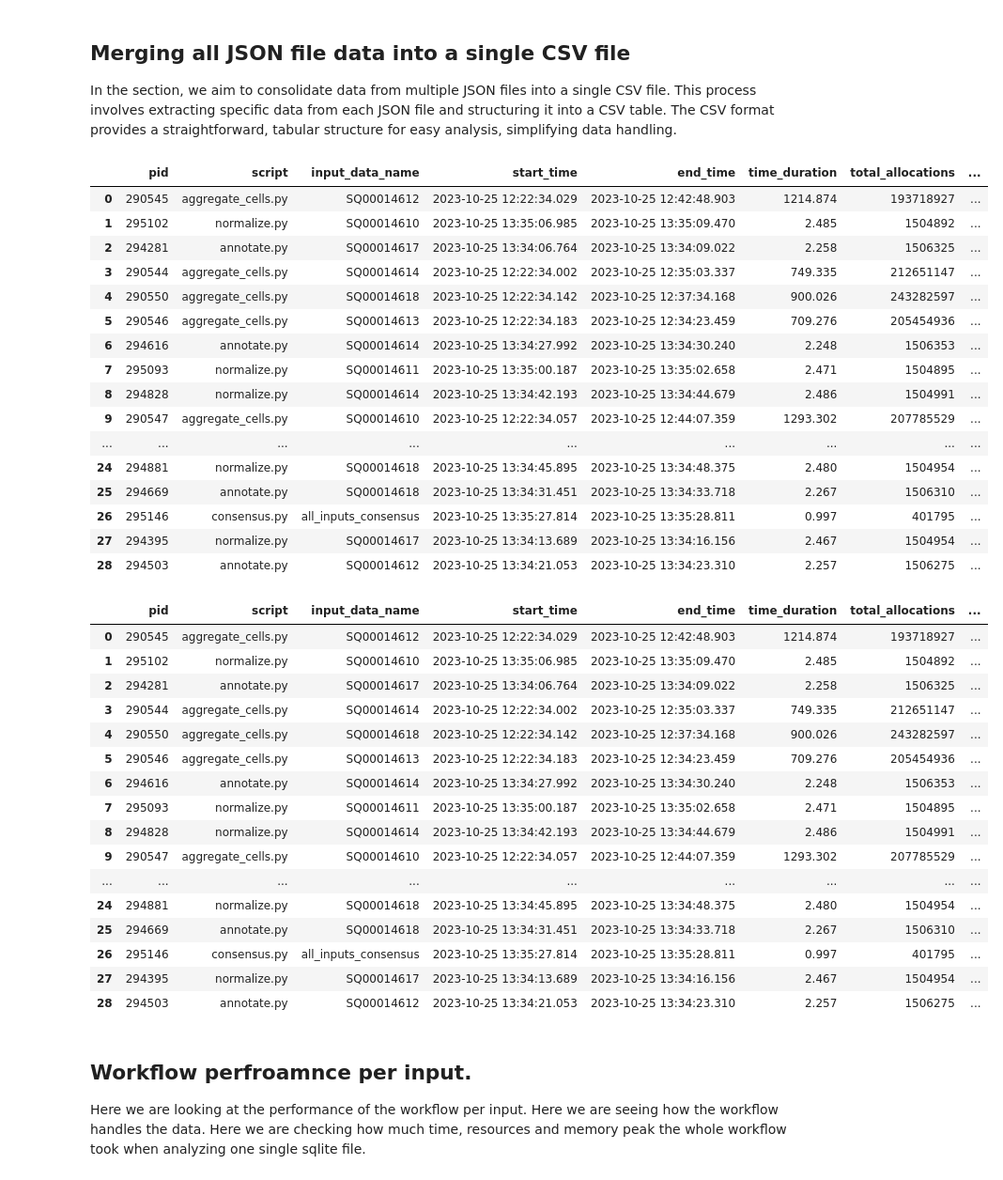
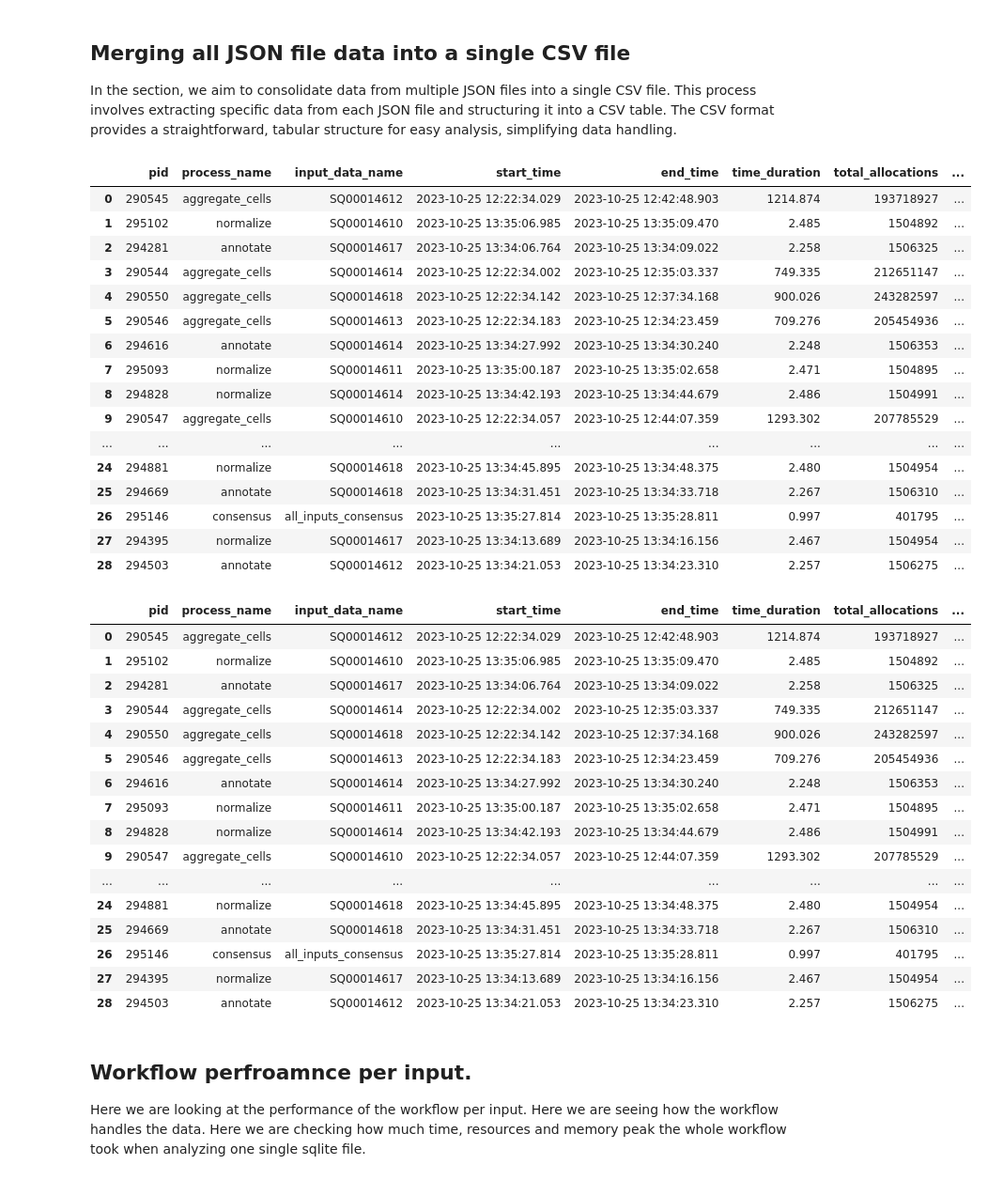
Before and after one commit to WayScience/CytoSnake-Benchmarks, a Jupyter notebook: all-benchmarks/cell-health_cp-features_benchmarks/cell-health_cp-process.ipynb, the cells around one changed output. Shown: that part at 94% size. Cells and saved outputs as stored; diff of their text form; code cells hidden in the pictures.

Commit message:
added new images and updated column names

```diff
--- a/all-benchmarks/cell-health_cp-features_benchmarks/cell-health_cp-process.ipynb
+++ b/all-benchmarks/cell-health_cp-features_benchmarks/cell-health_cp-process.ipynb
@@ -116,52 +116,52 @@ for json_file in get_benchmark_files(BENCHMARK_DIR_PATH, ext="json"):
         name = "all_inputs"
     elif len(json_file_name) >= 3:
         # get the input file name from {inputname}_{script_name}_benchmark.json
         name = json_file.name.rsplit("_", 2)[0]
 
     # extract required data
     meta_data = memray_data["metadata"]
-    script_name = pathlib.Path(meta_data["command_line"]).name.split(".", 1)[1]
+    script_name = pathlib.Path(meta_data["command_line"]).name.split(".")[1]
     selected_data = {
         "pid": meta_data["pid"],
-        "script": script_name,
+        "process_name": script_name,
         "input_data_name": f"{name}_{script_name.split('.')[0]}"
         if name == "all_inputs"
         else name,
         "start_time": datetime.strptime(meta_data["start_time"], tformat),
         "end_time": datetime.strptime(meta_data["end_time"], tformat),
         "time_duration": (
             datetime.strptime(meta_data["end_time"], tformat)
             - datetime.strptime(meta_data["start_time"], tformat)
         ).total_seconds(),
         "total_allocations": int(meta_data["total_allocations"]),
         "peak_memory": int(meta_data["peak_memory"]) / 1024**2,
     }
 
     # append to list
     raw_benchmark_data.append(selected_data)
 
 # create dataframe
 benchmark_df = pd.DataFrame(raw_benchmark_data)
 benchmark_df.to_csv("complete_benchmark.csv", index=False)
 benchmark_df
 # %% [output]
-|  | pid | script | input_data_name | start_time | end_time | time_duration | total_allocations | ... |
-| 0 | 290545 | aggregate_cells.py | SQ00014612 | 2023-10-25 12:22:34.029 | 2023-10-25 12:42:48.903 | 1214.874 | 193718927 | ... |
-| 1 | 295102 | normalize.py | SQ00014610 | 2023-10-25 13:35:06.985 | 2023-10-25 13:35:09.470 | 2.485 | 1504892 | ... |
-| 2 | 294281 | annotate.py | SQ00014617 | 2023-10-25 13:34:06.764 | 2023-10-25 13:34:09.022 | 2.258 | 1506325 | ... |
-| 3 | 290544 | aggregate_cells.py | SQ00014614 | 2023-10-25 12:22:34.002 | 2023-10-25 12:35:03.337 | 749.335 | 212651147 | ... |
-| 4 | 290550 | aggregate_cells.py | SQ00014618 | 2023-10-25 12:22:34.142 | 2023-10-25 12:37:34.168 | 900.026 | 243282597 | ... |
-| 5 | 290546 | aggregate_cells.py | SQ00014613 | 2023-10-25 12:22:34.183 | 2023-10-25 12:34:23.459 | 709.276 | 205454936 | ... |
-| 6 | 294616 | annotate.py | SQ00014614 | 2023-10-25 13:34:27.992 | 2023-10-25 13:34:30.240 | 2.248 | 1506353 | ... |
-| 7 | 295093 | normalize.py | SQ00014611 | 2023-10-25 13:35:00.187 | 2023-10-25 13:35:02.658 | 2.471 | 1504895 | ... |
-| 8 | 294828 | normalize.py | SQ00014614 | 2023-10-25 13:34:42.193 | 2023-10-25 13:34:44.679 | 2.486 | 1504991 | ... |
-| 9 | 290547 | aggregate_cells.py | SQ00014610 | 2023-10-25 12:22:34.057 | 2023-10-25 12:44:07.359 | 1293.302 | 207785529 | ... |
+|  | pid | process_name | input_data_name | start_time | end_time | time_duration | total_allocations | ... |
+| 0 | 290545 | aggregate_cells | SQ00014612 | 2023-10-25 12:22:34.029 | 2023-10-25 12:42:48.903 | 1214.874 | 193718927 | ... |
+| 1 | 295102 | normalize | SQ00014610 | 2023-10-25 13:35:06.985 | 2023-10-25 13:35:09.470 | 2.485 | 1504892 | ... |
+| 2 | 294281 | annotate | SQ00014617 | 2023-10-25 13:34:06.764 | 2023-10-25 13:34:09.022 | 2.258 | 1506325 | ... |
+| 3 | 290544 | aggregate_cells | SQ00014614 | 2023-10-25 12:22:34.002 | 2023-10-25 12:35:03.337 | 749.335 | 212651147 | ... |
+| 4 | 290550 | aggregate_cells | SQ00014618 | 2023-10-25 12:22:34.142 | 2023-10-25 12:37:34.168 | 900.026 | 243282597 | ... |
+| 5 | 290546 | aggregate_cells | SQ00014613 | 2023-10-25 12:22:34.183 | 2023-10-25 12:34:23.459 | 709.276 | 205454936 | ... |
+| 6 | 294616 | annotate | SQ00014614 | 2023-10-25 13:34:27.992 | 2023-10-25 13:34:30.240 | 2.248 | 1506353 | ... |
+| 7 | 295093 | normalize | SQ00014611 | 2023-10-25 13:35:00.187 | 2023-10-25 13:35:02.658 | 2.471 | 1504895 | ... |
+| 8 | 294828 | normalize | SQ00014614 | 2023-10-25 13:34:42.193 | 2023-10-25 13:34:44.679 | 2.486 | 1504991 | ... |
+| 9 | 290547 | aggregate_cells | SQ00014610 | 2023-10-25 12:22:34.057 | 2023-10-25 12:44:07.359 | 1293.302 | 207785529 | ... |
 | ... | ... | ... | ... | ... | ... | ... | ... | ... |
-| 24 | 294881 | normalize.py | SQ00014618 | 2023-10-25 13:34:45.895 | 2023-10-25 13:34:48.375 | 2.480 | 1504954 | ... |
-| 25 | 294669 | annotate.py | SQ00014618 | 2023-10-25 13:34:31.451 | 2023-10-25 13:34:33.718 | 2.267 | 1506310 | ... |
-| 26 | 295146 | consensus.py | all_inputs_consensus | 2023-10-25 13:35:27.814 | 2023-10-25 13:35:28.811 | 0.997 | 401795 | ... |
-| 27 | 294395 | normalize.py | SQ00014617 | 2023-10-25 13:34:13.689 | 2023-10-25 13:34:16.156 | 2.467 | 1504954 | ... |
-| 28 | 294503 | annotate.py | SQ00014612 | 2023-10-25 13:34:21.053 | 2023-10-25 13:34:23.310 | 2.257 | 1506275 | ... |
+| 24 | 294881 | normalize | SQ00014618 | 2023-10-25 13:34:45.895 | 2023-10-25 13:34:48.375 | 2.480 | 1504954 | ... |
+| 25 | 294669 | annotate | SQ00014618 | 2023-10-25 13:34:31.451 | 2023-10-25 13:34:33.718 | 2.267 | 1506310 | ... |
+| 26 | 295146 | consensus | all_inputs_consensus | 2023-10-25 13:35:27.814 | 2023-10-25 13:35:28.811 | 0.997 | 401795 | ... |
+| 27 | 294395 | normalize | SQ00014617 | 2023-10-25 13:34:13.689 | 2023-10-25 13:34:16.156 | 2.467 | 1504954 | ... |
+| 28 | 294503 | annotate | SQ00014612 | 2023-10-25 13:34:21.053 | 2023-10-25 13:34:23.310 | 2.257 | 1506275 | ... |
 # %%
 # next step is to add file size data into the benchmark DF
 def get_file_size(fname: str, f_mapping: dict) -> float | None:
@@ -202,23 +202,23 @@ benchmark_df["file_size"] = benchmark_df["input_data_name"].apply(
 )
 benchmark_df
 # %% [output]
-|  | pid | script | input_data_name | start_time | end_time | time_duration | total_allocations | ... |
-| 0 | 290545 | aggregate_cells.py | SQ00014612 | 2023-10-25 12:22:34.029 | 2023-10-25 12:42:48.903 | 1214.874 | 193718927 | ... |
-| 1 | 295102 | normalize.py | SQ00014610 | 2023-10-25 13:35:06.985 | 2023-10-25 13:35:09.470 | 2.485 | 1504892 | ... |
-| 2 | 294281 | annotate.py | SQ00014617 | 2023-10-25 13:34:06.764 | 2023-10-25 13:34:09.022 | 2.258 | 1506325 | ... |
-| 3 | 290544 | aggregate_cells.py | SQ00014614 | 2023-10-25 12:22:34.002 | 2023-10-25 12:35:03.337 | 749.335 | 212651147 | ... |
-| 4 | 290550 | aggregate_cells.py | SQ00014618 | 2023-10-25 12:22:34.142 | 2023-10-25 12:37:34.168 | 900.026 | 243282597 | ... |
-| 5 | 290546 | aggregate_cells.py | SQ00014613 | 2023-10-25 12:22:34.183 | 2023-10-25 12:34:23.459 | 709.276 | 205454936 | ... |
-| 6 | 294616 | annotate.py | SQ00014614 | 2023-10-25 13:34:27.992 | 2023-10-25 13:34:30.240 | 2.248 | 1506353 | ... |
-| 7 | 295093 | normalize.py | SQ00014611 | 2023-10-25 13:35:00.187 | 2023-10-25 13:35:02.658 | 2.471 | 1504895 | ... |
-| 8 | 294828 | normalize.py | SQ00014614 | 2023-10-25 13:34:42.193 | 2023-10-25 13:34:44.679 | 2.486 | 1504991 | ... |
-| 9 | 290547 | aggregate_cells.py | SQ00014610 | 2023-10-25 12:22:34.057 | 2023-10-25 12:44:07.359 | 1293.302 | 207785529 | ... |
+|  | pid | process_name | input_data_name | start_time | end_time | time_duration | total_allocations | ... |
+| 0 | 290545 | aggregate_cells | SQ00014612 | 2023-10-25 12:22:34.029 | 2023-10-25 12:42:48.903 | 1214.874 | 193718927 | ... |
+| 1 | 295102 | normalize | SQ00014610 | 2023-10-25 13:35:06.985 | 2023-10-25 13:35:09.470 | 2.485 | 1504892 | ... |
+| 2 | 294281 | annotate | SQ00014617 | 2023-10-25 13:34:06.764 | 2023-10-25 13:34:09.022 | 2.258 | 1506325 | ... |
+| 3 | 290544 | aggregate_cells | SQ00014614 | 2023-10-25 12:22:34.002 | 2023-10-25 12:35:03.337 | 749.335 | 212651147 | ... |
+| 4 | 290550 | aggregate_cells | SQ00014618 | 2023-10-25 12:22:34.142 | 2023-10-25 12:37:34.168 | 900.026 | 243282597 | ... |
+| 5 | 290546 | aggregate_cells | SQ00014613 | 2023-10-25 12:22:34.183 | 2023-10-25 12:34:23.459 | 709.276 | 205454936 | ... |
+| 6 | 294616 | annotate | SQ00014614 | 2023-10-25 13:34:27.992 | 2023-10-25 13:34:30.240 | 2.248 | 1506353 | ... |
+| 7 | 295093 | normalize | SQ00014611 | 2023-10-25 13:35:00.187 | 2023-10-25 13:35:02.658 | 2.471 | 1504895 | ... |
+| 8 | 294828 | normalize | SQ00014614 | 2023-10-25 13:34:42.193 | 2023-10-25 13:34:44.679 | 2.486 | 1504991 | ... |
+| 9 | 290547 | aggregate_cells | SQ00014610 | 2023-10-25 12:22:34.057 | 2023-10-25 12:44:07.359 | 1293.302 | 207785529 | ... |
 | ... | ... | ... | ... | ... | ... | ... | ... | ... |
-| 24 | 294881 | normalize.py | SQ00014618 | 2023-10-25 13:34:45.895 | 2023-10-25 13:34:48.375 | 2.480 | 1504954 | ... |
-| 25 | 294669 | annotate.py | SQ00014618 | 2023-10-25 13:34:31.451 | 2023-10-25 13:34:33.718 | 2.267 | 1506310 | ... |
-| 26 | 295146 | consensus.py | all_inputs_consensus | 2023-10-25 13:35:27.814 | 2023-10-25 13:35:28.811 | 0.997 | 401795 | ... |
-| 27 | 294395 | normalize.py | SQ00014617 | 2023-10-25 13:34:13.689 | 2023-10-25 13:34:16.156 | 2.467 | 1504954 | ... |
-| 28 | 294503 | annotate.py | SQ00014612 | 2023-10-25 13:34:21.053 | 2023-10-25 13:34:23.310 | 2.257 | 1506275 | ... |
+| 24 | 294881 | normalize | SQ00014618 | 2023-10-25 13:34:45.895 | 2023-10-25 13:34:48.375 | 2.480 | 1504954 | ... |
+| 25 | 294669 | annotate | SQ00014618 | 2023-10-25 13:34:31.451 | 2023-10-25 13:34:33.718 | 2.267 | 1506310 | ... |
+| 26 | 295146 | consensus | all_inputs_consensus | 2023-10-25 13:35:27.814 | 2023-10-25 13:35:28.811 | 0.997 | 401795 | ... |
+| 27 | 294395 | normalize | SQ00014617 | 2023-10-25 13:34:13.689 | 2023-10-25 13:34:16.156 | 2.467 | 1504954 | ... |
+| 28 | 294503 | annotate | SQ00014612 | 2023-10-25 13:34:21.053 | 2023-10-25 13:34:23.310 | 2.257 | 1506275 | ... |
 # %% [markdown]
 ## Workflow perfroamnce per input.
 Here we are looking at the performance of the workflow per input. Here we are seeing how the workflow handles the data. Here we are checking how much time, resources and memory peak the whole workflow took when analyzing one single sqlite file.
```
Also changed, not shown: parts of 3 cells of this notebook, 6 other files.
